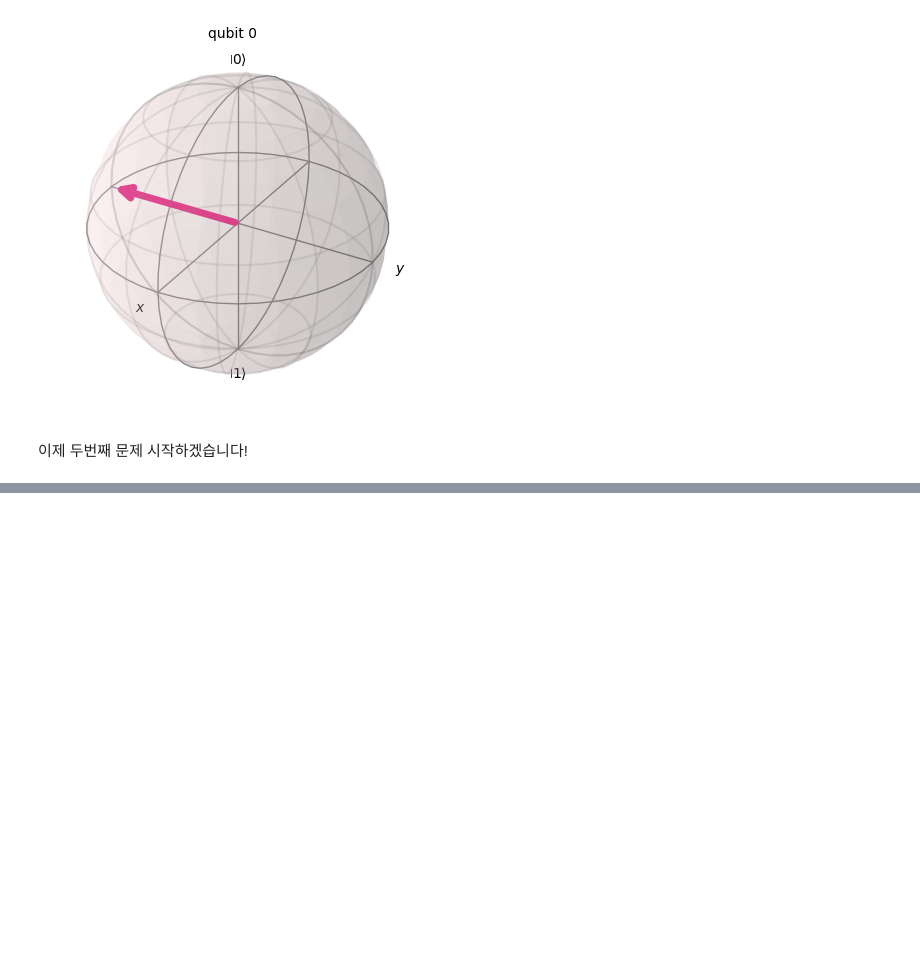
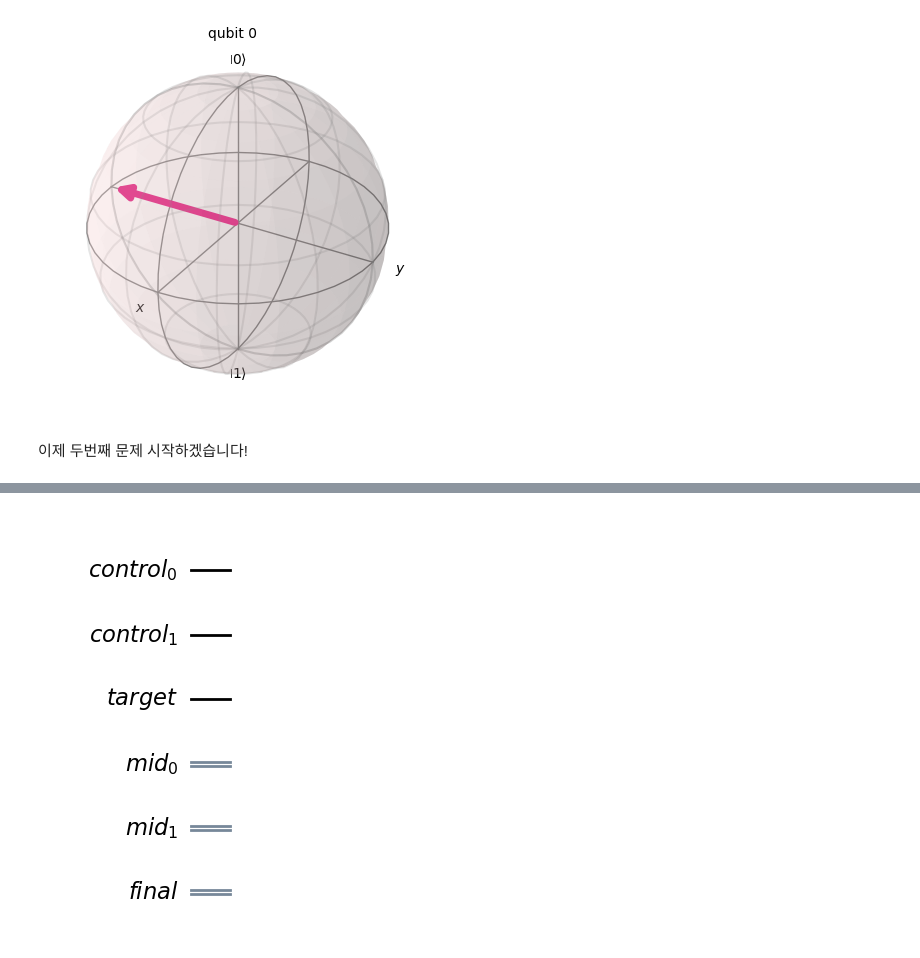
Before and after one commit to goseumdochy/qiskit-fall-fest-2023ku-challenge-notebook, a Jupyter notebook: Challenge5_solution.ipynb, the cells around one changed output, grey strips where cells are left out. Cells and saved outputs as stored; diff of their text form; code cells hidden in the pictures; blank space fills up the shorter version.

```diff
--- a/Challenge5_solution.ipynb
+++ b/Challenge5_solution.ipynb
@@ -210,0 +219,8 @@ display(plot_bloch_multivector(qc))
+# %%
+controls = QuantumRegister(2, name="control")
+target = QuantumRegister(1, name="target")
+
+mid_measure = ClassicalRegister(2, name="mid")
+final_measure = ClassicalRegister(1, name="final")
+
+base = QuantumCircuit(controls, target, mid_measure, final_measure)
@@ -210,0 +236,25 @@ display(plot_bloch_multivector(qc))
+# %%
+def trial(
+    circuit: QuantumCircuit,
+    target: QuantumRegister,
+    controls: QuantumRegister,
+    measures: ClassicalRegister,
+):
+    """Probabilistically perform Rx(theta) on the target, where cos(theta) = 3/5."""
+
+
+    ## Write your code below this line, making sure it's indented to where this comment begins from ##
+
+    # Hint: You can start solving this problem by coding like this
+    # circuit.h([0,1,2])
+
+
+
+    ## Do not change the code below this line ##
+
+
+qc = base.copy_empty_like()
+trial(qc, target, controls, mid_measure)
+qc.draw("mpl", cregbundle=False)
+# %% [output]
+[figure, added]
```
Also changed, not shown: parts of 10 cells of this notebook.
